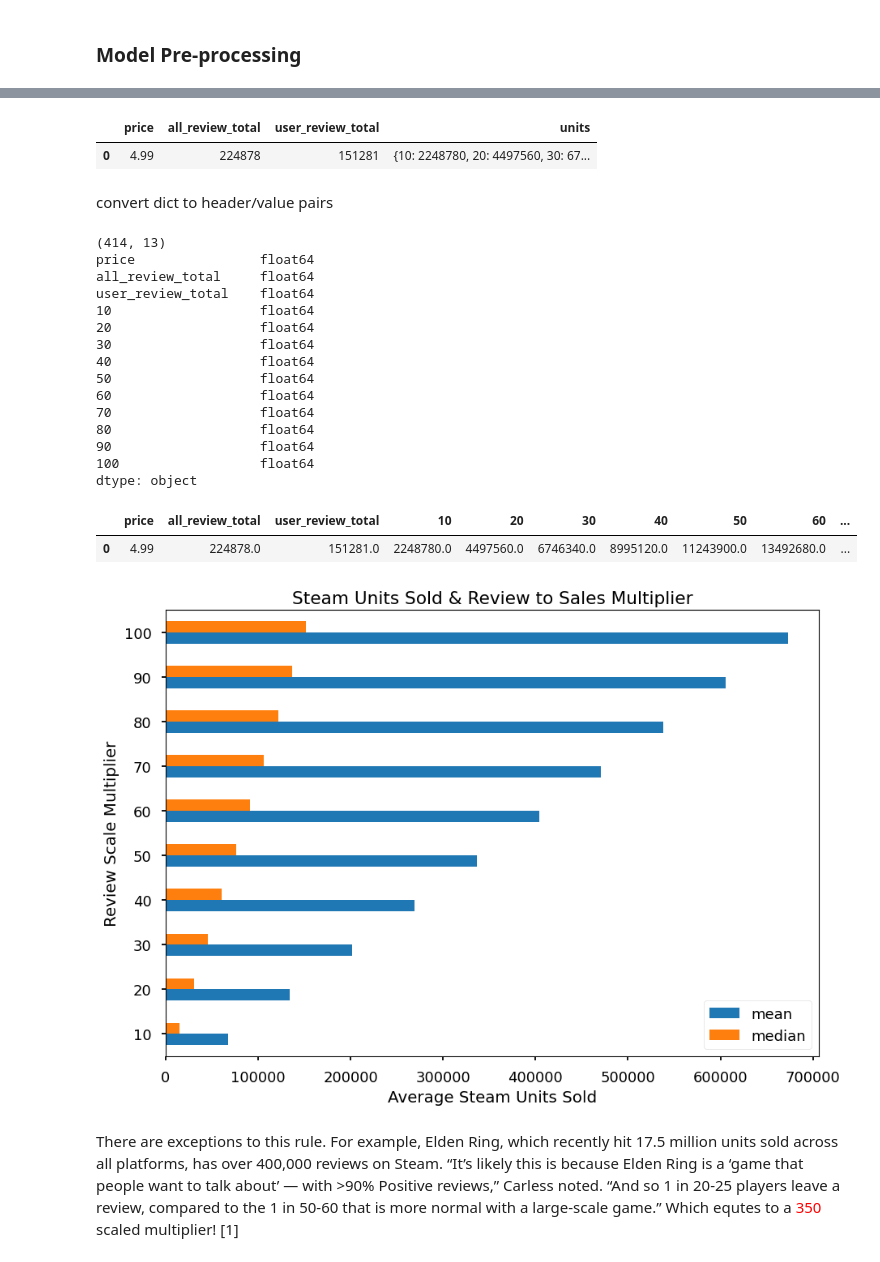
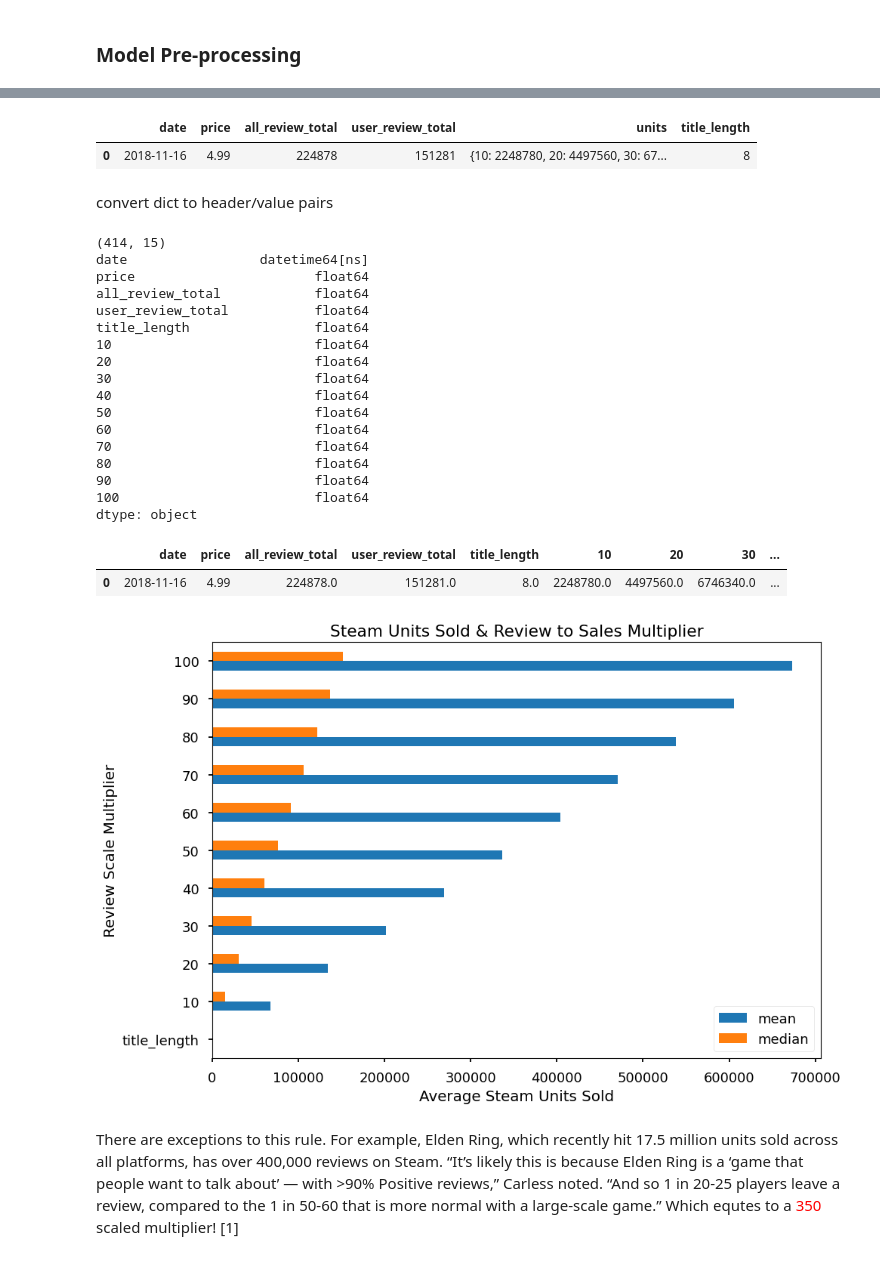
Before and after one commit to hypothetical-lemon/COMP4448, a Jupyter notebook: final_project.ipynb, the cells around one changed output, grey strips where cells are left out. Cells and saved outputs as stored; diff of their text form; code cells hidden in the pictures.

```diff
--- a/final_project.ipynb
+++ b/final_project.ipynb
@@ -510,4 +510,4 @@ sns.kdeplot(price_group.size().unstack());
 # %% [markdown]
 ### Model Pre-processing
 # %%
-clean_df.drop(['date', 'id', 'user_reviews', 'all_reviews'], inplace=True, axis=1)
+clean_df.drop(['id', 'user_reviews', 'all_reviews'], inplace=True, axis=1)
@@ -513,0 +516,2 @@ clean_df.drop(['date', 'id', 'user_reviews', 'all_reviews'], inplace=True, axis=
+# %%
+clean_df['title_length'] = clean_df['name'].apply(lambda x: len(x))
@@ -517,8 +526,8 @@ clean_df.drop(['full_desc', 'popu_tags', 'categories', 'developer', 'publisher',
 # %%
 clean_df.head(1)
 # %% [output]
-|  | price | all_review_total | user_review_total | units |
-| 0 | 4.99 | 224878 | 151281 | {10: 2248780, 20: 4497560, 30: 67... |
+|  | date | price | all_review_total | user_review_total | units | title_length |
+| 0 | 2018-11-16 | 4.99 | 224878 | 151281 | {10: 2248780, 20: 4497560, 30: 67... | 8 |
 # %% [markdown]
 convert dict to header/value pairs
 # %%
@@ -530,32 +539,34 @@ print(clean_df.shape)
 print(clean_df.dtypes)
 clean_df.head(1)
 # %% [output]
-(414, 13)
-price                float64
-all_review_total     float64
-user_review_total    float64
-10                   float64
-20                   float64
-30                   float64
-40                   float64
-50                   float64
-60                   float64
-70                   float64
-80                   float64
-90                   float64
-100                  float64
+(414, 15)
+date                 datetime64[ns]
+price                       float64
+all_review_total            float64
+user_review_total           float64
+title_length                float64
+10                          float64
+20                          float64
+30                          float64
+40                          float64
+50                          float64
+60                          float64
+70                          float64
+80                          float64
+90                          float64
+100                         float64
 dtype: object
-|  | price | all_review_total | user_review_total | 10 | 20 | 30 | 40 | 50 | 60 | ... |
-| 0 | 4.99 | 224878.0 | 151281.0 | 2248780.0 | 4497560.0 | 6746340.0 | 8995120.0 | 11243900.0 | 13492680.0 | ... |
+|  | date | price | all_review_total | user_review_total | title_length | 10 | 20 | 30 | ... |
+| 0 | 2018-11-16 | 4.99 | 224878.0 | 151281.0 | 8.0 | 2248780.0 | 4497560.0 | 6746340.0 | ... |
 # %%
 calc_result = clean_df.apply(['mean', 'median'])
-calc_result.drop(['price', 'all_review_total', 'user_review_total'], axis=1, inplace=True)
+calc_result.drop(['price', 'all_review_total', 'user_review_total', 'date'], axis=1, inplace=True)
 
 g = calc_result.T.plot.barh(title='Steam Units Sold & Review to Sales Multiplier')
 g.set_xlabel('Average Steam Units Sold')
 g.set_ylabel('Review Scale Multiplier');
 # %% [output]
-[figure, old version]
+[figure, new version]
 # %% [markdown]
 There are exceptions to this rule. For example, Elden Ring, which recently hit 17.5 million units sold across all platforms, has over 400,000 reviews on Steam. “It’s likely this is because Elden Ring is a ‘game that people want to talk about’ — with >90% Positive reviews,” Carless noted. “And so 1 in 20-25 players leave a review, compared to the 1 in 50-60 that is more normal with a large-scale game.” Which equtes to a <span style="color:red">350</span> scaled multiplier! [1]
 # %% [markdown]
```
Also changed, not shown: parts of 36 cells of this notebook.
